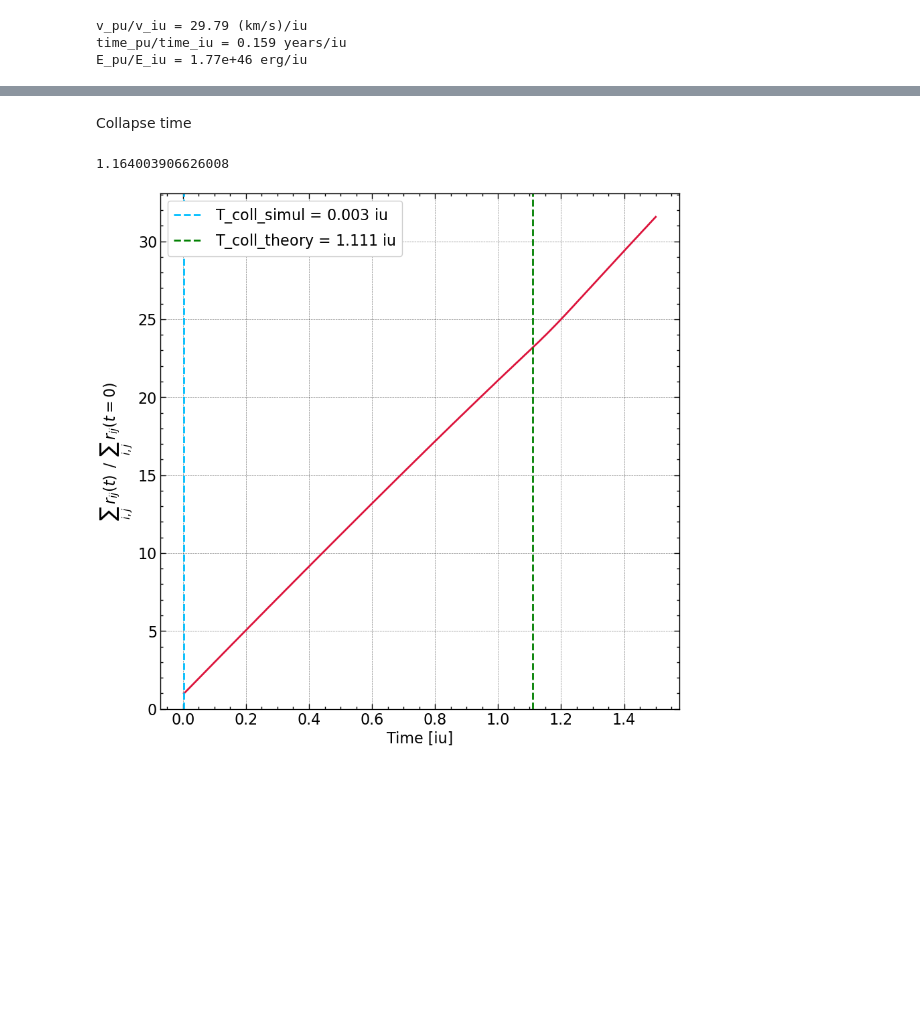
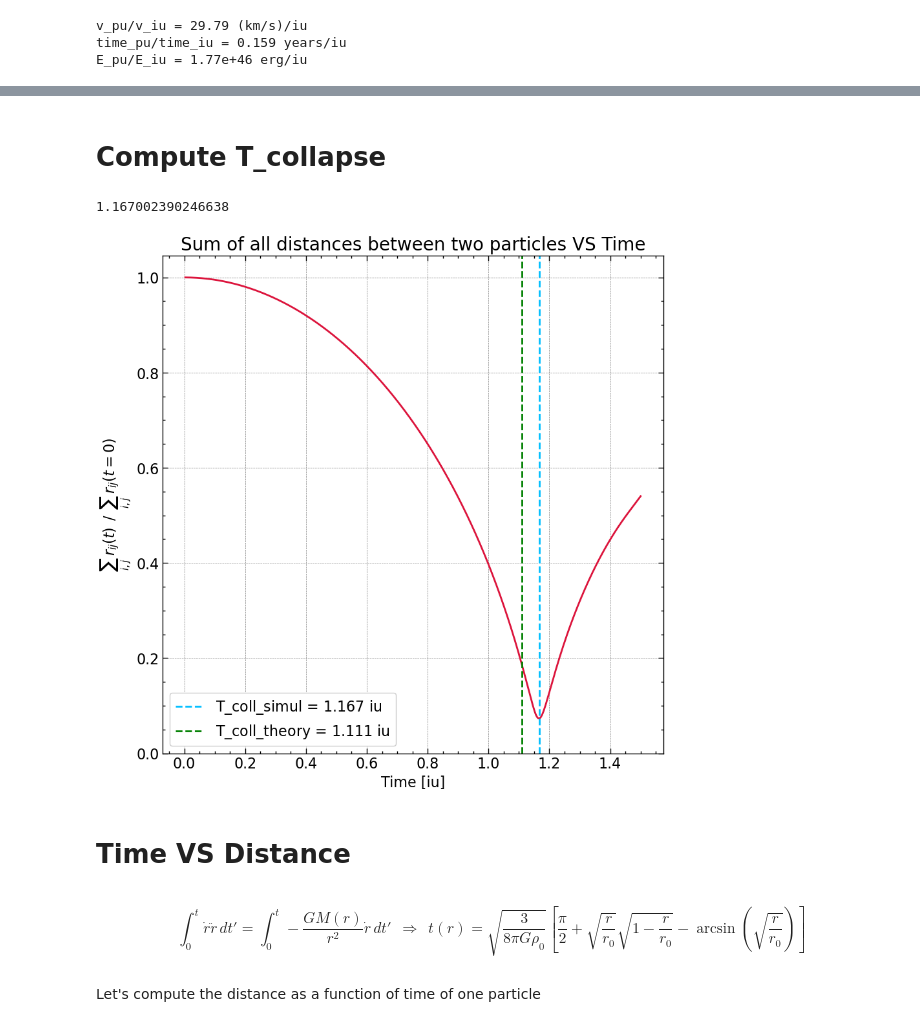
Before and after one commit to M-Bianchi/Dynamics_of_Stellar_Systems, a Jupyter notebook: nbody_sh1/sphere_plots.ipynb, the cells around one changed output, grey strips where cells are left out. Saved outputs shown, nothing was run; the diff lists cells and outputs as text; code cells hidden in the pictures; blank space fills up the shorter version.

```diff
--- a/nbody_sh1/sphere_plots.ipynb
+++ b/nbody_sh1/sphere_plots.ipynb
@@ -52,5 +53,5 @@ N = len(x[:, 0])
-# %% [markdown]
-Collapse time
+# %% [markdown]
+# Compute T_collapse
 # %%
 def Dist(x1, y1, z1, x2, y2, z2):
     return np.linalg.norm(np.array([x1-x2, y1-y2, z1-z2]), axis=0)
@@ -60,20 +61,25 @@ dist = np.zeros(len(time))
 for i in range(len(x[:, 0])):
     for j in range(len(x[:, 0])):
         dist = dist + Dist(x[i, :], y[i, :], z[i], x[j], y[j], z[j])
+
+dist = dist/2 # We are counting each distance twice (since we want to find the minimum, it doens't even matter)
 # %%
 T_collapse = time[np.argsort(dist)[0]]
 T_collapse
 # %% [output]
-1.164003906626008
+1.167002390246638
 # %%
 T_collapse_theory = 1.1107207345395915
 
 plt.plot(time, dist/dist[0], color='crimson')
 plt.axvline(T_collapse, ls='--', color='deepskyblue', label=f'T_coll_simul = ${T_collapse:.3f}$ iu')
 plt.axvline(T_collapse_theory, ls='--', color='green', label=f'T_coll_theory = ${T_collapse_theory:.3f}$ iu')
+plt.title('Sum of all distances between two particles VS Time', fontsize=20)
 plt.xlabel('Time [iu]')
 plt.ylabel('$\sum_{i,j} \: r_{ij}(t) \:\: / \:\: \sum_{i,j} \: r_{ij}(t=0)$')
 plt.ylim(0)
 plt.legend();
 # %% [output]
-[figure, old version]
+[figure, new version]
+# %% [markdown]
+# Time VS Distance
@@ -79,0 +91,2 @@ plt.legend();
+# %% [markdown]
+$$\int_{0}^{t} \dot{r}\ddot{r} \,dt' = \int_{0}^{t} -\dfrac{GM(r)}{r^2}\dot{r} \,dt' \:\: \Longrightarrow \:\: t(r) = \sqrt{\dfrac{3}{8\pi G \rho_0}} \left[ \dfrac{\pi}{2} + \sqrt{\dfrac{r}{r_0}}\sqrt{1-\dfrac{r}{r_0}} - \arcsin{\left(\sqrt{\dfrac{r}{r_0}}\right)} \right]$$
@@ -79,0 +97,2 @@ plt.legend();
+# %% [markdown]
+Let's compute the distance as a function of time of one particle
```
Also changed, not shown: parts of 11 cells of this notebook, 8 other files.
